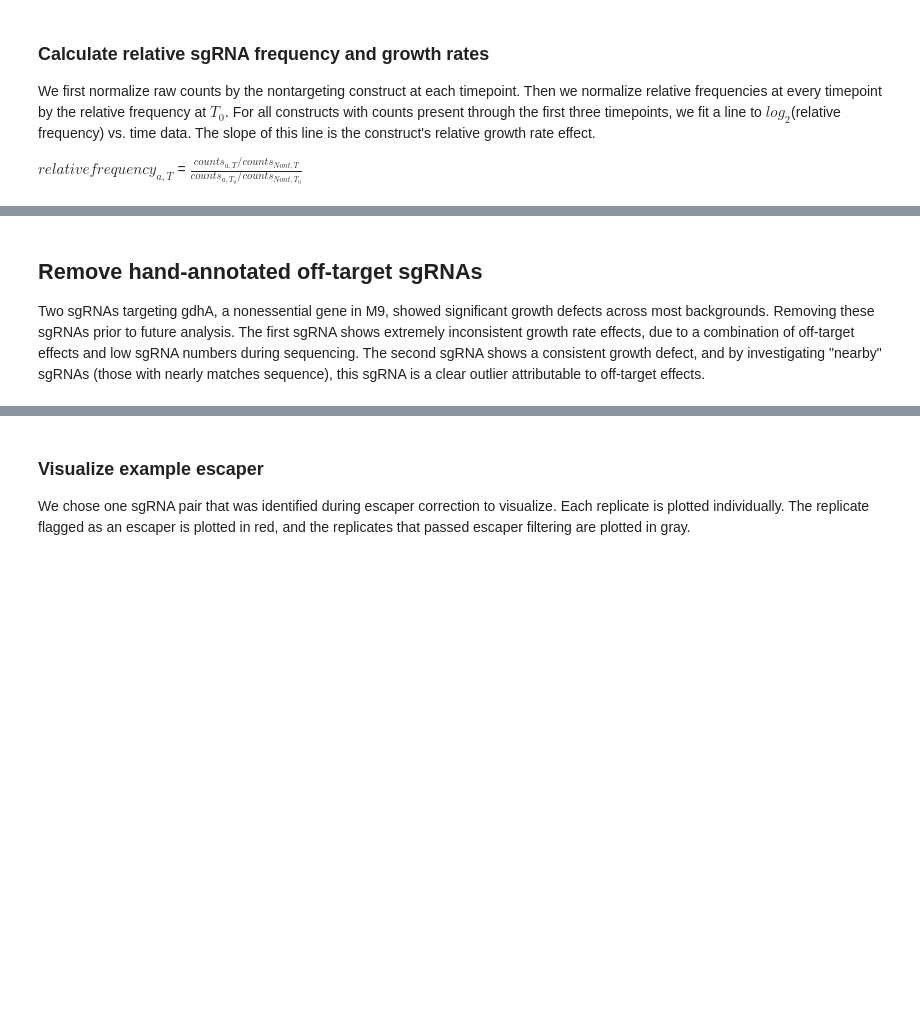
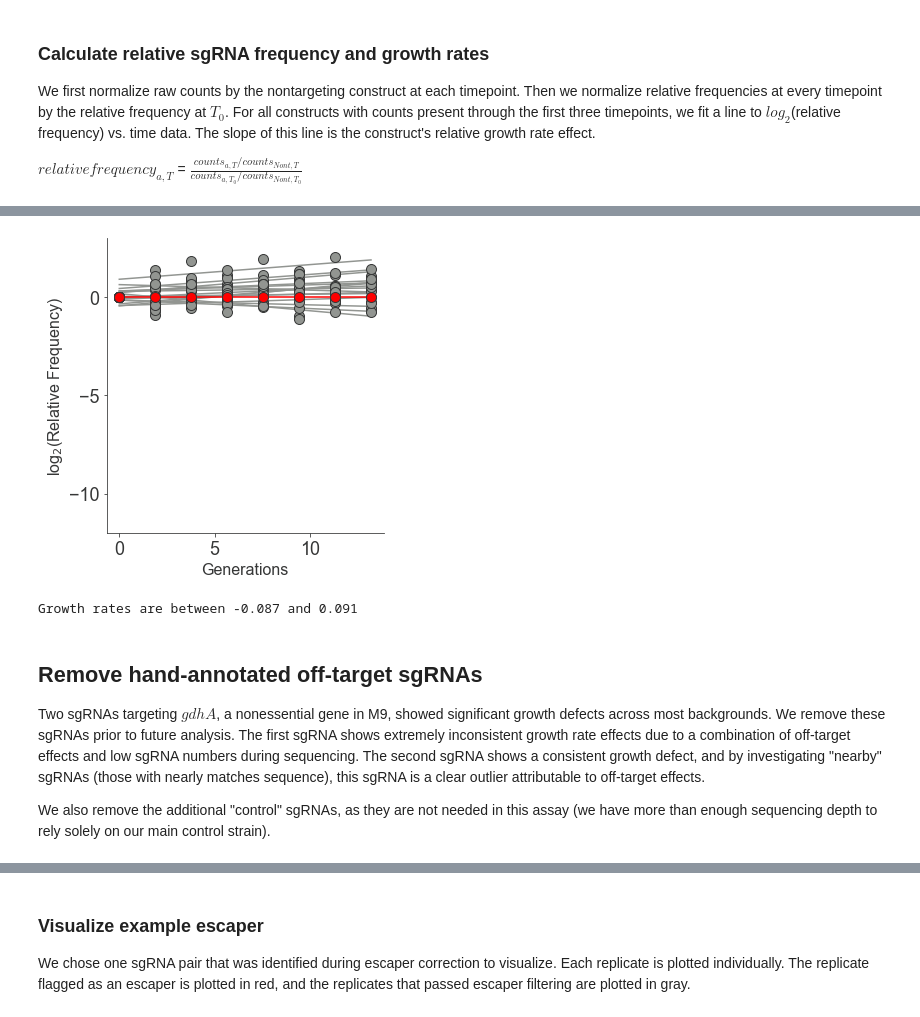
Before and after one commit to reynoldsk/ContinuousEpistasis, a Jupyter notebook: 3_Pairwise_Growth_Rates.ipynb, the cells around one changed output, grey strips where cells are left out. Cells and saved outputs as stored; diff of their text form; code cells hidden in the pictures; blank space fills up the shorter version.

Commit message:
Bootstrapping, additional subsampling analysis, and third-order CRISPRi updates.

```diff
--- a/3_Pairwise_Growth_Rates.ipynb
+++ b/3_Pairwise_Growth_Rates.ipynb
@@ -31,29 +32,32 @@ BC_list = ['TGAAAG', 'CCATGC', 'CATGAT']
 with open(f'{input_path}/turbidostat_GR.pickle', 'rb') as handle:
     turb_gr = pickle.load(handle)
 gr_TPs = np.array([x*turb_gr['pairwise'] for x in TPs])  # Timepoints rescaled to generations
-with open(f'{file_path}/220815_qscore30_sgRNA_counts.pickle', 'rb') as handle:
+with open(f'{file_path}/230307_qscore30_sgRNA_counts.pickle', 'rb') as handle:
     pairwise_dict = pickle.load(handle)  # sgRNA counts
-with open(f'{file_path}/220815_repression_mean.pickle', 'rb') as handle:
+with open(f'{file_path}/230307_repression_mean.pickle', 'rb') as handle:
     qPCR_vals = pickle.load(handle)  # qPCR data
-with open(f'{file_path}/220815_repression_sem.pickle', 'rb') as handle:
+with open(f'{file_path}/230307_repression_sem.pickle', 'rb') as handle:
     qPCR_sem = pickle.load(handle)  # qPCR data
 sgRNA_list = ['negC_rand_42']
 for gene in gene_names:
     # For each gene, sort sgRNA names by their CRISPRi repression strength against their target
     match_sgRNAs = [sg for sg in sorted(qPCR_vals[gene], key=qPCR_vals[gene].get) if sg != 'negC_rand_42']
     sgRNA_list += match_sgRNAs
+# Important secondary controls, utilized in future notebooks
+# Labeled "fake" to distinguish from our original Nontargeting control, however these 4 phenocopy that control
+sgRNA_list += ['fake_negC_rand_18', 'fake_negC_rand_28', 'fake_negC_rand_31', 'fake_negC_rand_42']
 with open(f'{input_path}/20200923_glu_growth_rates_TableS5.csv', 'rb') as handle:
     prior_gr_data = pd.read_csv(handle, index_col=[0])  # Prior data
 # %% [markdown]
 ### Define analysis functions
 # %%
-def growth_rate(sgRNA1, sgRNA2, gr_dict, count_dict, TPs_hours, TPs_gens, BC_ID):
+def growth_rate(sgRNA1, sgRNA2, freq_dict, count_dict, TPs_hours, TPs_gens, BC_ID):
     """Calculates growth rate for a given barcoded sgRNA construct
     Arguments:
     sgRNA1: Name of position 1 sgRNA
     sgRNA2: Name of position 2 sgRNA
     BC_ID: Barcode identity
-    gr_dict: Dictionary containing log2-transformed relative frequencies
+    freq_dict: Dictionary containing log2-transformed relative frequencies
     count_dict: Dictionary contining CRISPRi construct counts at each timepoint
     TPs_hours: Timepoints (hours)
     TPs_gens: Timepoints (generations)
@@ -61,10 +65,10 @@ def growth_rate(sgRNA1, sgRNA2, gr_dict, count_dict, TPs_hours, TPs_gens, BC_ID)
     m: Growth rate (slope) of CRISPRi construct
     b: Intercept of log2(relative frequency) to generations best fit line
     """
-    rel_freq = np.array([gr_dict[TP][BC_ID].loc[sgRNA1, sgRNA2] for TP in TPs_hours])
+    rel_freq = np.array([freq_dict[TP][BC_ID].loc[sgRNA1, sgRNA2] for TP in TPs_hours])
     counts = np.array([count_dict[TP][BC_ID].loc[sgRNA1, sgRNA2] for TP in TPs_hours])
     for i, count in enumerate(counts):
-        if count < 10:  # If counts fall below our minimum threshold, don't count subsequent timepoints
+        if count < 10 or np.isnan(count):  # If counts fall below our minimum threshold, don't count next timepoints
             if ~np.isnan(rel_freq[i]):  # If the construct isn't absent, include this point and no future ones
                 rel_freq = rel_freq[:i + 1]
                 TPs_gens = TPs_gens[:i + 1]
@@ -186,6 +196,35 @@ plt.show()
+# %%
+fig, ax = plt.subplots(figsize=(5, 5))
+control_sgRNAs = [x for x in sgRNA_list if 'fake' in x]  # Extract control sgRNAs
+control_GR = []
+for sgRNA1 in control_sgRNAs:
+    for sgRNA2 in control_sgRNAs:
+        rel_freq = [df_normed[TP][BC].loc[sgRNA1, sgRNA2] for TP in TPs]
+        ax.scatter(gr_TPs, rel_freq, s=100, zorder=1, color='xkcd:gray', ec='xkcd:dark gray')
+        ax.plot(gr_TPs, [x*growth_dict_BC[BC].loc[sgRNA1, sgRNA2]
+                       + b_dict_BC[BC].loc[sgRNA1, sgRNA2] for x in gr_TPs], zorder=0, color='xkcd:gray')
+        control_GR.append(growth_dict_BC[BC].loc[sgRNA1, sgRNA2])
+rel_freq = [df_normed[TP][BC].loc['negC_rand_42', 'negC_rand_42'] for TP in TPs]
+ax.scatter(gr_TPs, rel_freq, s=100, zorder=1, color='r', ec='xkcd:dark gray')
+ax.plot(gr_TPs, [x*growth_dict_BC[BC].loc['negC_rand_42', 'negC_rand_42']
+               + b_dict_BC[BC].loc['negC_rand_42', 'negC_rand_42'] for x in gr_TPs], zorder=0, color='r')
+ax.set_xlabel('Generations', fontsize=16)
+ax.set_ylabel('log$_{2}$(Relative Frequency)', fontsize=16)
+ax.set_xticks([0, 5, 10])
+ax.set_yticks([0, -5, -10])
+ax.set_ylim([-12, 3])
+plt.tight_layout()
+plt.savefig(f'{figure_path}/FigS6A.pdf')
+plt.show()
+print(f'Growth rates are between {np.round(min(control_GR), 3)} and {np.round(max(control_GR), 3)}')
+# %% [output]
+[figure, added]
+Growth rates are between -0.087 and 0.091
 # %% [markdown]
 ## Remove hand-annotated off-target sgRNAs
 
-Two sgRNAs targeting gdhA, a nonessential gene in M9, showed significant growth defects across most backgrounds. Removing these sgRNAs prior to future analysis. The first sgRNA shows extremely inconsistent growth rate effects, due to a combination of off-target effects and low sgRNA numbers during sequencing. The second sgRNA shows a consistent growth defect, and by investigating "nearby" sgRNAs (those with nearly matches sequence), this sgRNA is a clear outlier attributable to off-target effects.
+Two sgRNAs targeting $gdhA$, a nonessential gene in M9, showed significant growth defects across most backgrounds. We remove these sgRNAs prior to future analysis. The first sgRNA shows extremely inconsistent growth rate effects due to a combination of off-target effects and low sgRNA numbers during sequencing. The second sgRNA shows a consistent growth defect, and by investigating "nearby" sgRNAs (those with nearly matches sequence), this sgRNA is a clear outlier attributable to off-target effects.
+
+We also remove the additional "control" sgRNAs, as they are not needed in this assay (we have more than enough sequencing depth to rely solely on our main control strain).
 # %%
 # Note: This code can't be run multiple times -- it removes the data it calls
```
Also changed, not shown: parts of 18 cells of this notebook, 37 other files.
